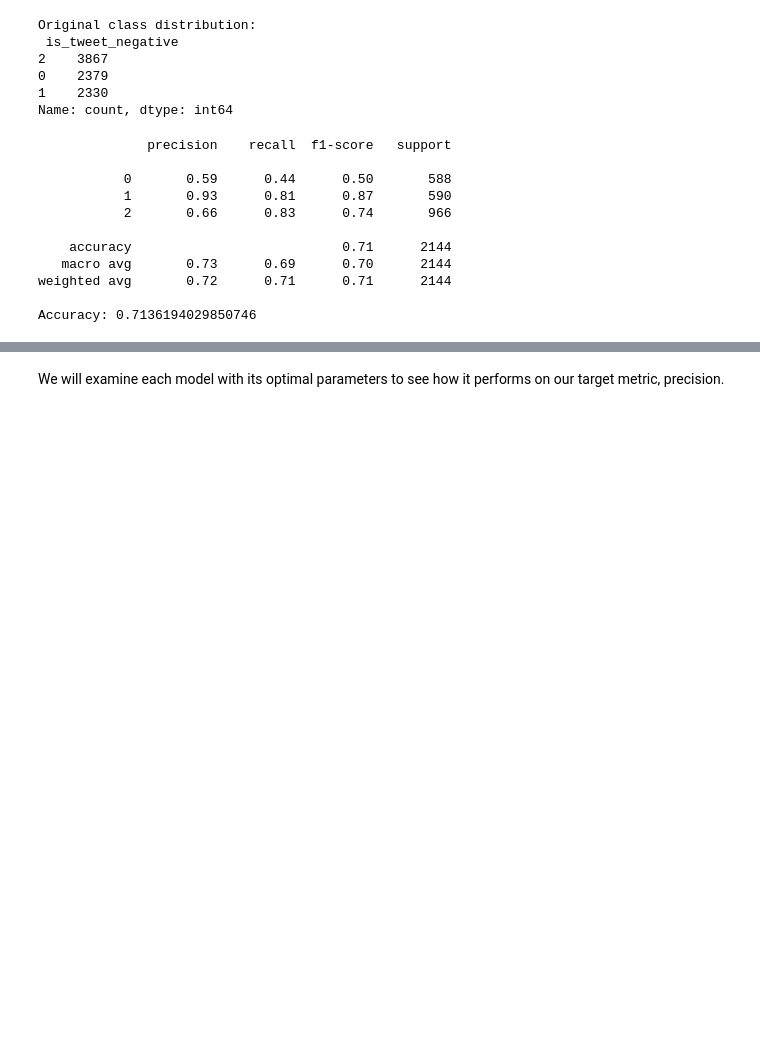
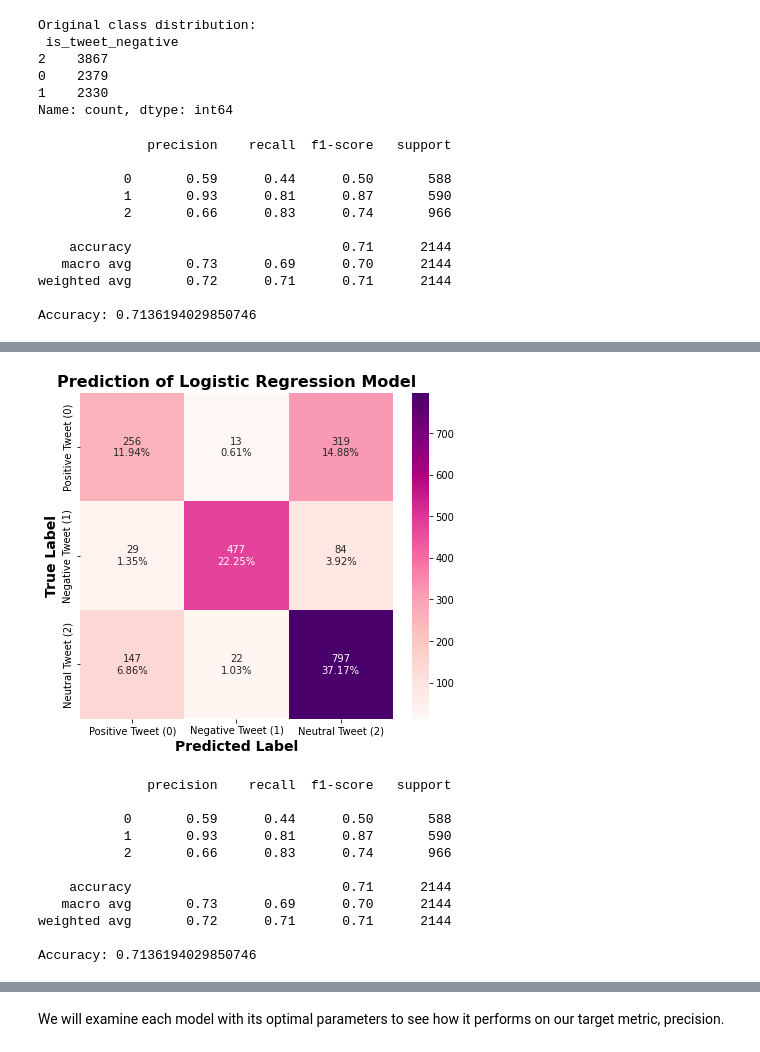
Before and after one commit to jmclaughlin712/Twitter-Sentiment-Analysis, a Jupyter notebook: Tweet-Analysis.ipynb, the cells around one changed output, grey strips where cells are left out. Drawn from its saved outputs; the diff is of its cells as text; code cells hidden in the pictures; blank space fills up the shorter version.

```diff
--- a/Tweet-Analysis.ipynb
+++ b/Tweet-Analysis.ipynb
@@ -361,3 +362,48 @@ print("Accuracy:", accuracy_score(y_test, y_pred))
 weighted avg       0.72      0.71      0.71      2144
 
 Accuracy: 0.7136194029850746
+# %%
+# Generate confusion matrix
+matrix = confusion_matrix(y_test, y_pred)
+
+# Create a heatmap from the confusion matrix
+fig, ax = plt.subplots(figsize=(7, 6))
+
+
+group_counts = ["{0:0.0f}".format(value) for value in matrix.flatten()]
+
+# If normalizing across all values
+group_percentages = ["{0:.2%}".format(value) for value in matrix.flatten()/np.sum(matrix)]
+
+labels = [f"{v1}\n{v2}" for v1, v2 in zip(group_counts,group_percentages)]
+
+labels = np.asarray(labels).reshape(3,3)
+
+sns.heatmap(matrix, annot=labels, fmt='', cmap='RdPu')
+
+plt.title('Prediction of Logistic Regression Model', fontsize = 16, fontweight = "bold")
+plt.xlabel('Predicted Label', fontsize = 14, fontweight = "bold")
+plt.ylabel('True Label', fontsize = 14, fontweight = "bold")
+
+labels = ['Positive Tweet (0)', 'Negative Tweet (1)', 'Neutral Tweet (2)']
+ax.set_xticklabels(labels, horizontalalignment="center")
+ax.set_yticklabels(labels, verticalalignment="center")
+
+plt.show()
+
+# Evaluate the model
+print(classification_report(y_test, y_pred))
+print("Accuracy:", accuracy_score(y_test, y_pred))
+# %% [output]
+[figure, added]
+              precision    recall  f1-score   support
+
+           0       0.59      0.44      0.50       588
+           1       0.93      0.81      0.87       590
+           2       0.66      0.83      0.74       966
+
+    accuracy                           0.71      2144
+   macro avg       0.73      0.69      0.70      2144
+weighted avg       0.72      0.71      0.71      2144
+
+Accuracy: 0.7136194029850746
```
Also changed, not shown: parts of 2 cells of this notebook.
